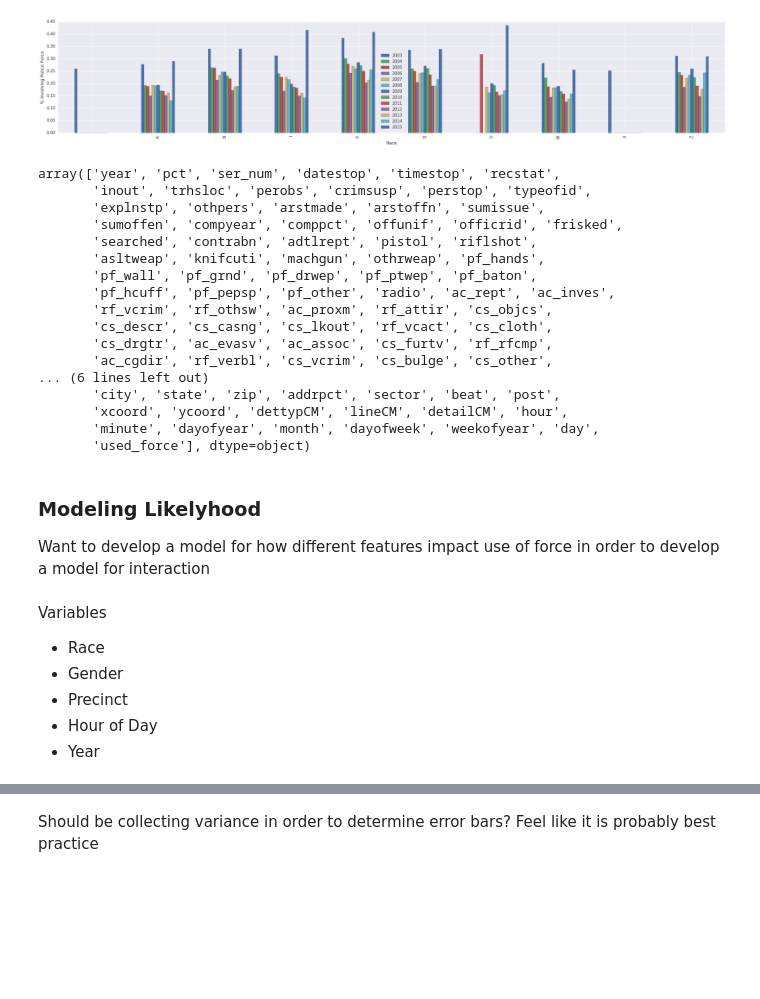
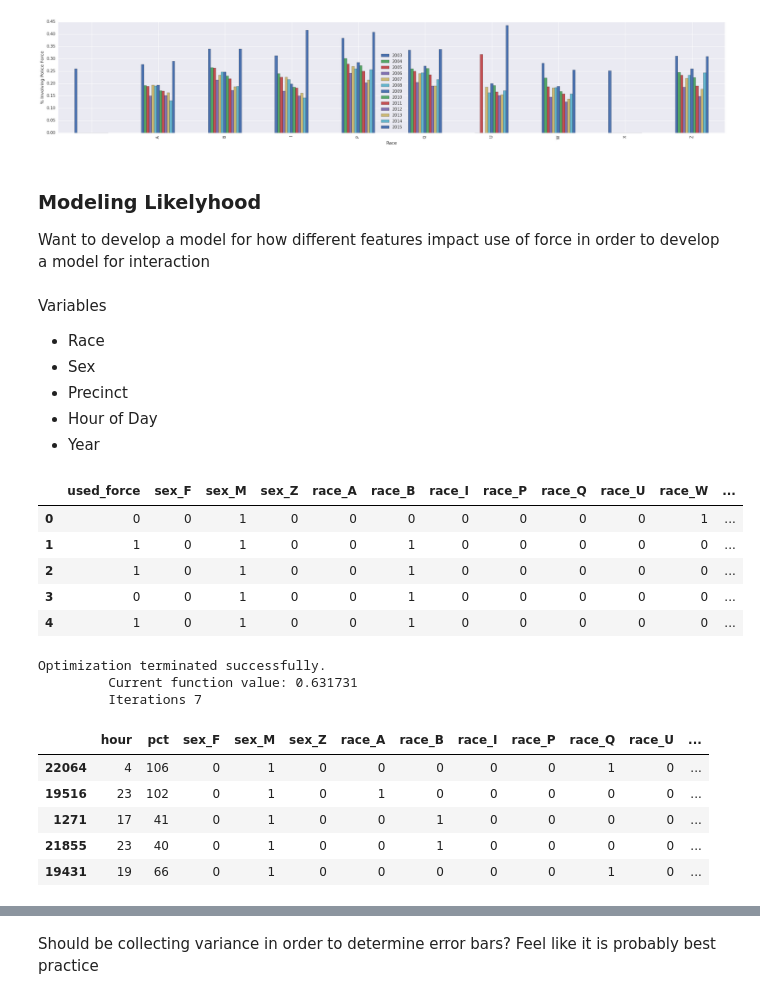
Before and after one commit to garethdavidjones/NYCFrisk, a Jupyter notebook: UseOfForce.ipynb, the cells around one changed output, grey strips where cells are left out. Saved outputs shown, nothing was run; the diff lists cells and outputs as text; code cells hidden in the pictures; blank space fills up the shorter version.

```diff
--- a/UseOfForce.ipynb
+++ b/UseOfForce.ipynb
@@ -135,33 +131,13 @@ plt.xlabel("Race")
 plt.show()
 # %% [output]
 [figure]
-# %%
-df.columns.values
-# %% [output]
-array(['year', 'pct', 'ser_num', 'datestop', 'timestop', 'recstat',
-       'inout', 'trhsloc', 'perobs', 'crimsusp', 'perstop', 'typeofid',
-       'explnstp', 'othpers', 'arstmade', 'arstoffn', 'sumissue',
-       'sumoffen', 'compyear', 'comppct', 'offunif', 'officrid', 'frisked',
-       'searched', 'contrabn', 'adtlrept', 'pistol', 'riflshot',
-       'asltweap', 'knifcuti', 'machgun', 'othrweap', 'pf_hands',
-       'pf_wall', 'pf_grnd', 'pf_drwep', 'pf_ptwep', 'pf_baton',
-       'pf_hcuff', 'pf_pepsp', 'pf_other', 'radio', 'ac_rept', 'ac_inves',
-       'rf_vcrim', 'rf_othsw', 'ac_proxm', 'rf_attir', 'cs_objcs',
-       'cs_descr', 'cs_casng', 'cs_lkout', 'rf_vcact', 'cs_cloth',
-       'cs_drgtr', 'ac_evasv', 'ac_assoc', 'cs_furtv', 'rf_rfcmp',
-       'ac_cgdir', 'rf_verbl', 'cs_vcrim', 'cs_bulge', 'cs_other',
-... (6 lines left out)
-       'city', 'state', 'zip', 'addrpct', 'sector', 'beat', 'post',
-       'xcoord', 'ycoord', 'dettypCM', 'lineCM', 'detailCM', 'hour',
-       'minute', 'dayofyear', 'month', 'dayofweek', 'weekofyear', 'day',
-       'used_force'], dtype=object)
 # %% [markdown]
 ### Modeling Likelyhood
 Want to develop a model for how different features impact use of force in order to develop a model for interaction
 # %% [markdown]
 Variables
 * Race
-* Gender
+* Sex
 * Precinct
 * Hour of Day
 * Year
@@ -169,0 +146,13 @@ import statsmodels as sm
+# %%
+data = df.loc[:, ["used_force", "sex","race"]]
+data = pd.get_dummies(data)
+data['intercept'] = 1.0
+# %%
+data.head()
+# %% [output]
+|  | used_force | sex_F | sex_M | sex_Z | race_A | race_B | race_I | race_P | race_Q | race_U | race_W | ... |
+| 0 | 0 | 0 | 1 | 0 | 0 | 0 | 0 | 0 | 0 | 0 | 1 | ... |
+| 1 | 1 | 0 | 1 | 0 | 0 | 1 | 0 | 0 | 0 | 0 | 0 | ... |
+| 2 | 1 | 0 | 1 | 0 | 0 | 1 | 0 | 0 | 0 | 0 | 0 | ... |
+| 3 | 0 | 0 | 1 | 0 | 0 | 1 | 0 | 0 | 0 | 0 | 0 | ... |
+| 4 | 1 | 0 | 1 | 0 | 0 | 1 | 0 | 0 | 0 | 0 | 0 | ... |
@@ -169,0 +165,15 @@ import statsmodels as sm
+# %%
+small_pf_model= sm.Logit(y, small_X).fit()
+# %% [output]
+Optimization terminated successfully.
+         Current function value: 0.631731
+         Iterations 7
+# %%
+small_X.()
+# %% [output]
+|  | hour | pct | sex_F | sex_M | sex_Z | race_A | race_B | race_I | race_P | race_Q | race_U | ... |
+| 22064 | 4 | 106 | 0 | 1 | 0 | 0 | 0 | 0 | 0 | 1 | 0 | ... |
+| 19516 | 23 | 102 | 0 | 1 | 0 | 1 | 0 | 0 | 0 | 0 | 0 | ... |
+| 1271 | 17 | 41 | 0 | 1 | 0 | 0 | 1 | 0 | 0 | 0 | 0 | ... |
+| 21855 | 23 | 40 | 0 | 1 | 0 | 0 | 1 | 0 | 0 | 0 | 0 | ... |
+| 19431 | 19 | 66 | 0 | 1 | 0 | 0 | 0 | 0 | 0 | 1 | 0 | ... |
```
Also changed, not shown: parts of 22 cells of this notebook, 1 other file.
